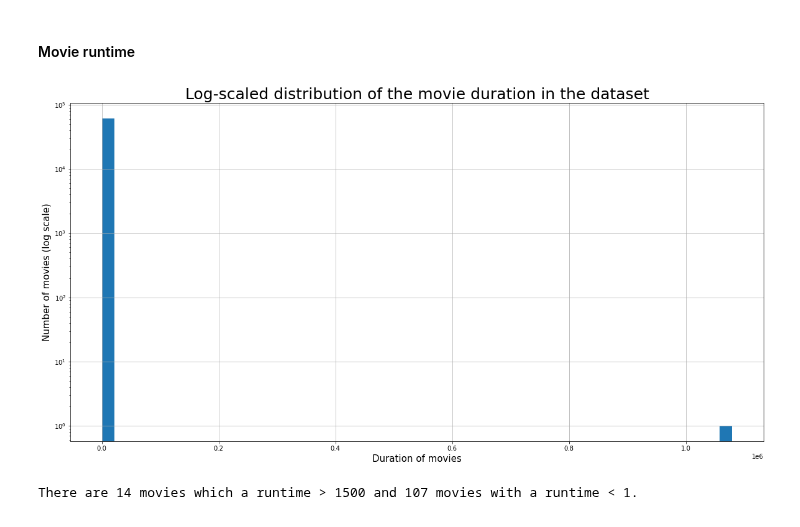
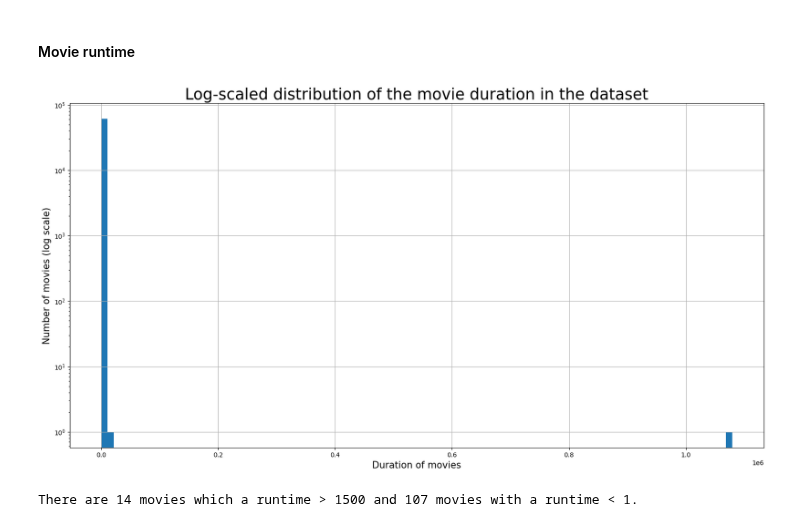
Before and after one commit to epfl-ada/ada-2022-project-dadalife, a Jupyter notebook: preprocessing.ipynb, the cells around one changed output. Saved outputs shown, nothing was run; the diff lists cells and outputs as text; code cells hidden in the pictures.

```diff
--- a/preprocessing.ipynb
+++ b/preprocessing.ipynb
@@ -363,14 +363,14 @@ There are 24 movies released after 2013. It can be seen that several movies have
 #### Movie runtime
 # %%
 plt.figure(figsize=(20,10))
-df_movies.m_runtime.hist(bins=50)
+df_movies.m_runtime.hist(bins=100)
 plt.yscale('log')
 plt.ylabel('Number of movies (log scale)', fontsize=15)
 plt.xlabel('Duration of movies', fontsize=15)
 plt.title("Log-scaled distribution of the movie duration in the dataset", fontsize=25)
 plt.show()
 # %% [output]
-[figure, old version]
+[figure, new version]
 # %%
 nb_movies_duration_inf_1 = df_movies[(df_movies['m_runtime']>= 1500)]['wikipedia_m_ID'].count()
 nb_movies_duration_supp_1500 = df_movies[(df_movies['m_runtime']<= 1)]['wikipedia_m_ID'].count()
```
Also changed, not shown: parts of 50 cells of this notebook.
